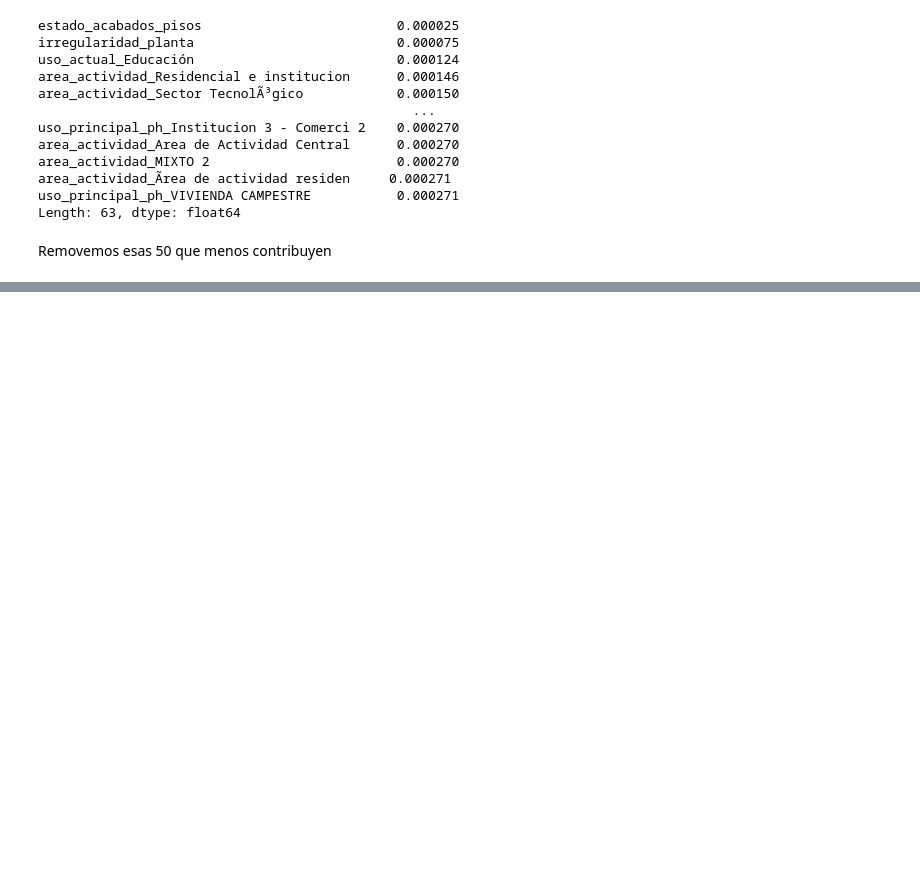
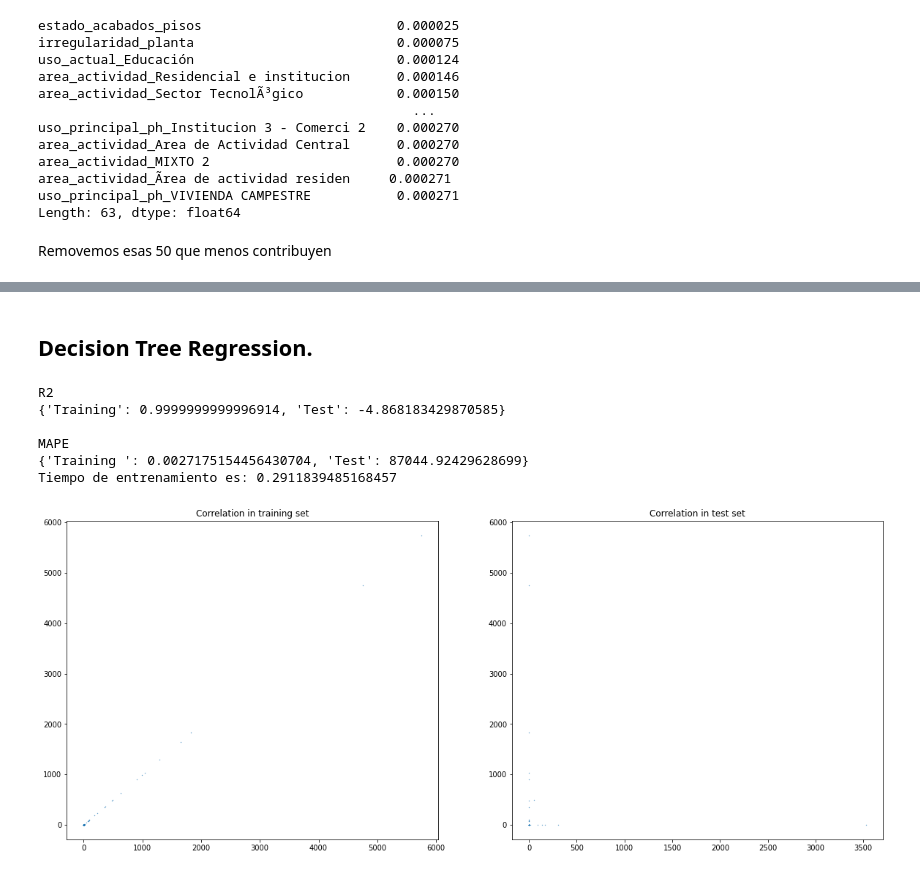
Before and after one commit to Israel-Laguan/lcjupiter-dataton-final, a Jupyter notebook: in-depth-analysis-per-column.ipynb, the cells around one changed output, grey strips where cells are left out. Saved outputs shown, nothing was run; the diff lists cells and outputs as text; code cells hidden in the pictures; blank space fills up the shorter version.

```diff
--- a/in-depth-analysis-per-column.ipynb
+++ b/in-depth-analysis-per-column.ipynb
@@ -288,0 +374,20 @@ trainData.shape
+# %% [markdown]
+## Decision Tree Regression.
+# %%
+from sklearn.tree import DecisionTreeRegressor
+#Completar
+
+modelDTR = DecisionTreeRegressor()
+start = time.time()
+modelDTR.fit(trainXX, trainY);
+stop = time.time()
+plotScatterModel(trainXX, trainY, testXX, testY, modelDTR)
+print('Tiempo de entrenamiento es:' , stop-start)
+# %% [output]
+R2
+{'Training': 0.9999999999996914, 'Test': -4.868183429870585}
+
+MAPE
+{'Training ': 0.0027175154456430704, 'Test': 87044.92429628699}
+Tiempo de entrenamiento es: 0.2911839485168457
+[figure, added]
```
Also changed, not shown: parts of 22 cells of this notebook, 2 other files.
